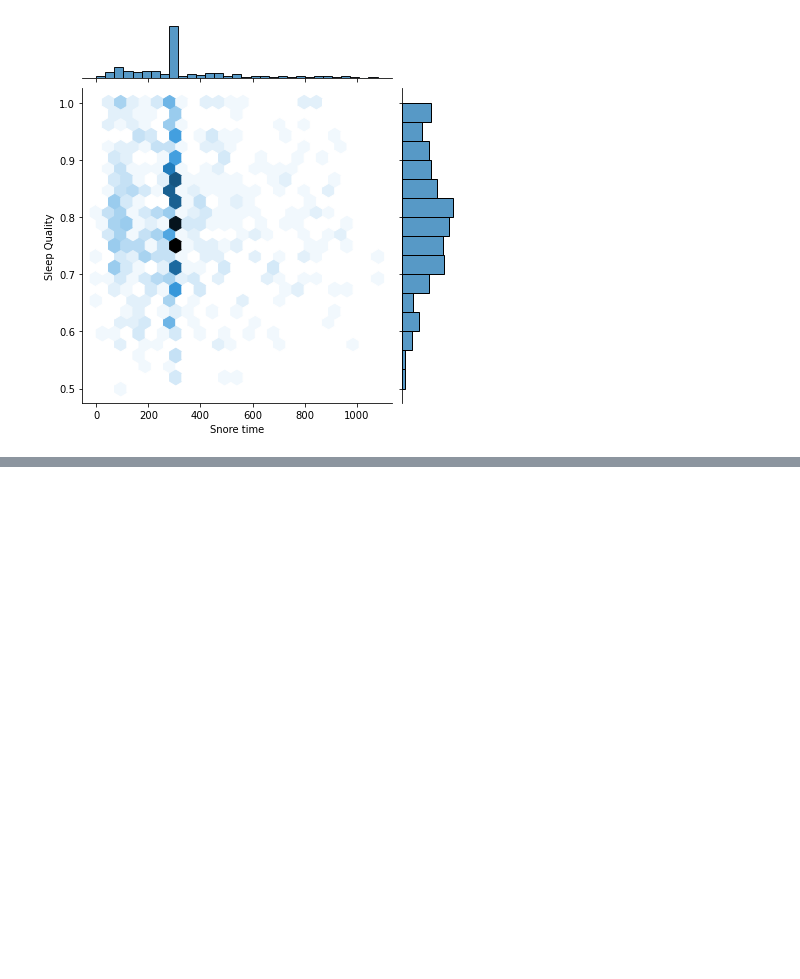
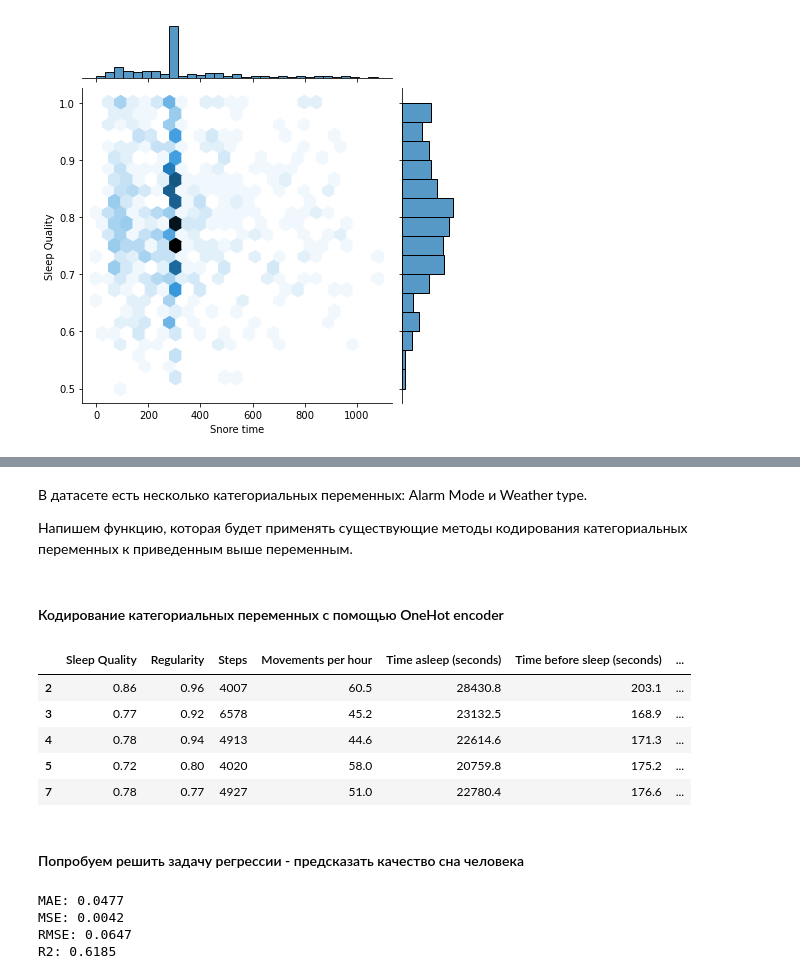
Before and after one commit to yamichnikita/ML_basic_final_project, a Jupyter notebook: Sleep_research.ipynb, the cells around one changed output, grey strips where cells are left out. Saved outputs shown, nothing was run; the diff lists cells and outputs as text; code cells hidden in the pictures; blank space fills up the shorter version.

```diff
--- a/Sleep_research.ipynb
+++ b/Sleep_research.ipynb
@@ -85,7 +93,8 @@ df.describe()
 # %% [markdown]
 При первичном анализе признаков видно, что из датасета можно удалить признаки Mood (т.к. там одни пропуски), Heart rate (т.к. все значения равны 0, а следовательно - измерения не велись), Window start и Window stop (малоинформативны),City (много пропусков + object), Weather temperature (В°C)(object + малоинформативен), Notes (много пропусков).
 # %%
-cols_2_drop = ['Mood', 'Heart rate (bpm)', 'City', 'Window start', 'Window stop', 'Weather temperature (В°C)','Notes', 'Start','End']
+cols_2_drop = ['Mood', 'Heart rate (bpm)', 'City', 'Window start', 'Window stop', 'Weather temperature (В°C)',\
+               'Notes', 'Start','End']
 df = df.drop(cols_2_drop, axis = 1)
 # %% [markdown]
 Построим график распредедления целевой переменной - Sleep Quality.
@@ -528,0 +542,6 @@ sns.histplot(data= df, x='Weather type')
+# %% [markdown]
+В датасете есть несколько категориальных переменных: Alarm Mode и Weather type.
+
+Напишем функцию, которая будет применять существующие методы кодирования категориальных переменных к приведенным выше переменным.
+# %% [markdown]
+#### Кодирование категориальных переменных с помощью OneHot encoder
@@ -528,0 +553,43 @@ sns.histplot(data= df, x='Weather type')
+# %%
+enc = OneHotEncoder()
+enc.fit_transform(df[['Alarm mode', 'Weather type']]).head()
+# %%
+df_onehot_enc = df.drop(['Alarm mode', 'Weather type'], axis = 1).join(enc.fit_transform(df[['Alarm mode', 'Weather type']], axis = 0))
+df_onehot_enc.head()
+# %% [output]
+|  | Sleep Quality | Regularity | Steps | Movements per hour | Time asleep (seconds) | Time before sleep (seconds) | ... |
+| 2 | 0.86 | 0.96 | 4007 | 60.5 | 28430.8 | 203.1 | ... |
+| 3 | 0.77 | 0.92 | 6578 | 45.2 | 23132.5 | 168.9 | ... |
+| 4 | 0.78 | 0.94 | 4913 | 44.6 | 22614.6 | 171.3 | ... |
+| 5 | 0.72 | 0.80 | 4020 | 58.0 | 20759.8 | 175.2 | ... |
+| 7 | 0.78 | 0.77 | 4927 | 51.0 | 22780.4 | 176.6 | ... |
+# %% [markdown]
+#### Попробуем решить задачу регрессии - предсказать качество сна человека
+# %%
+X_train, X_test, y_train, y_test = train_test_split(df_onehot_enc.drop(['Sleep Quality', 'Mood'], axis = 1), df_onehot_enc['Sleep Quality'],\
+                                                                                                           test_size = 0.3, random_state = 42)
+
+scaler = StandardScaler()
+
+X_train_scaled = scaler.fit_transform(X_train)
+
+X_test_scaled = scaler.transform(X_test)
+
+model = LinearRegression()
+
+model.fit(X_train_scaled, y_train)
+
+y_test_pred = model.predict(X_test_scaled)
+
+y_train_pred = model.predict(X_train_scaled)
+
+
+print('MAE: %.4f' %(mean_absolute_error(y_test, y_test_pred)))
+print('MSE: %.4f' %(mean_squared_error(y_test, y_test_pred)))
+print('RMSE: %.4f' %(mean_squared_error(y_test, y_test_pred, squared = False)))
+print('R2: %.4f' %(r2_score(y_test, y_test_pred)))
+# %% [output]
+MAE: 0.0477
+MSE: 0.0042
+RMSE: 0.0647
+R2: 0.6185
```
Also changed, not shown: parts of 37 cells of this notebook.
